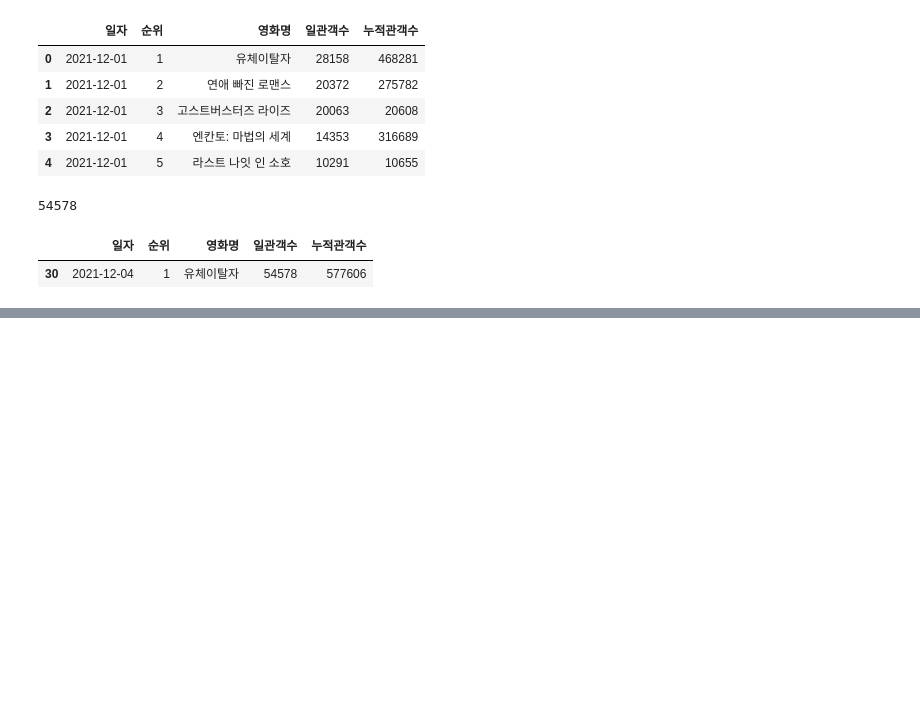
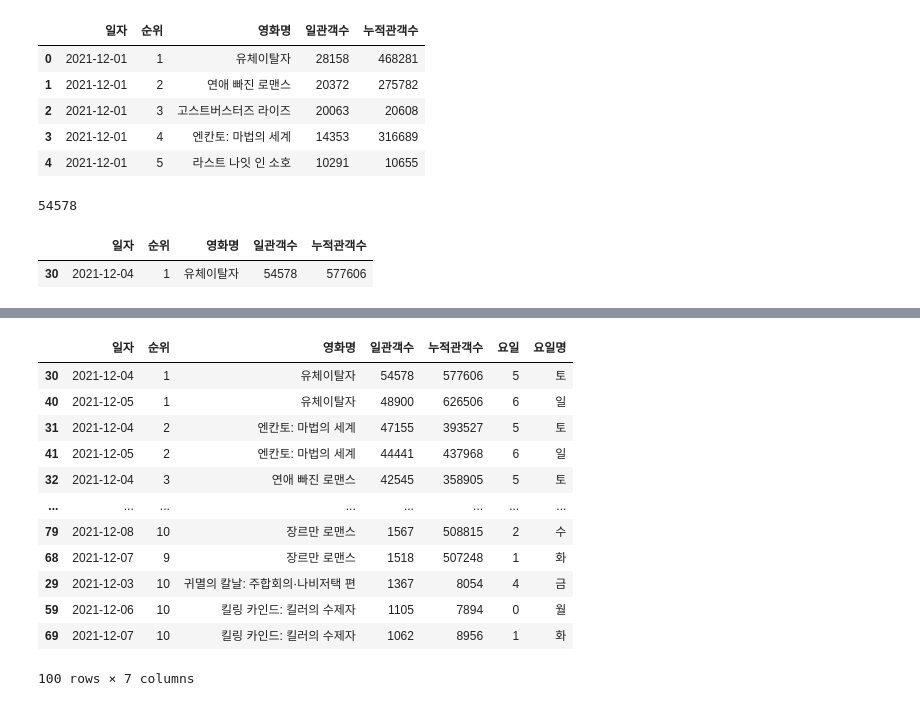
Before and after one commit to cybermin/2022_BSSM, a Jupyter notebook: 05_codelab2_urllib.ipynb, the cells around one changed output, grey strips where cells are left out. Drawn from its saved outputs; the diff is of its cells as text; code cells hidden in the pictures; blank space fills up the shorter version.

```diff
--- a/05_codelab2_urllib.ipynb
+++ b/05_codelab2_urllib.ipynb
@@ -212,0 +273,16 @@ df[df['일관객수'] == df['일관객수'].max()]
+# %%
+df.sort_values('일관객수', ascending=False)
+# %% [output]
+|  | 일자 | 순위 | 영화명 | 일관객수 | 누적관객수 | 요일 | 요일명 |
+| 30 | 2021-12-04 | 1 | 유체이탈자 | 54578 | 577606 | 5 | 토 |
+| 40 | 2021-12-05 | 1 | 유체이탈자 | 48900 | 626506 | 6 | 일 |
+| 31 | 2021-12-04 | 2 | 엔칸토: 마법의 세계 | 47155 | 393527 | 5 | 토 |
+| 41 | 2021-12-05 | 2 | 엔칸토: 마법의 세계 | 44441 | 437968 | 6 | 일 |
+| 32 | 2021-12-04 | 3 | 연애 빠진 로맨스 | 42545 | 358905 | 5 | 토 |
+| ... | ... | ... | ... | ... | ... | ... | ... |
+| 79 | 2021-12-08 | 10 | 장르만 로맨스 | 1567 | 508815 | 2 | 수 |
+| 68 | 2021-12-07 | 9 | 장르만 로맨스 | 1518 | 507248 | 1 | 화 |
+| 29 | 2021-12-03 | 10 | 귀멸의 칼날: 주합회의·나비저택 편 | 1367 | 8054 | 4 | 금 |
+| 59 | 2021-12-06 | 10 | 킬링 카인드: 킬러의 수제자 | 1105 | 7894 | 0 | 월 |
+| 69 | 2021-12-07 | 10 | 킬링 카인드: 킬러의 수제자 | 1062 | 8956 | 1 | 화 |
+100 rows × 7 columns
```
Also changed, not shown: parts of 12 cells of this notebook.
